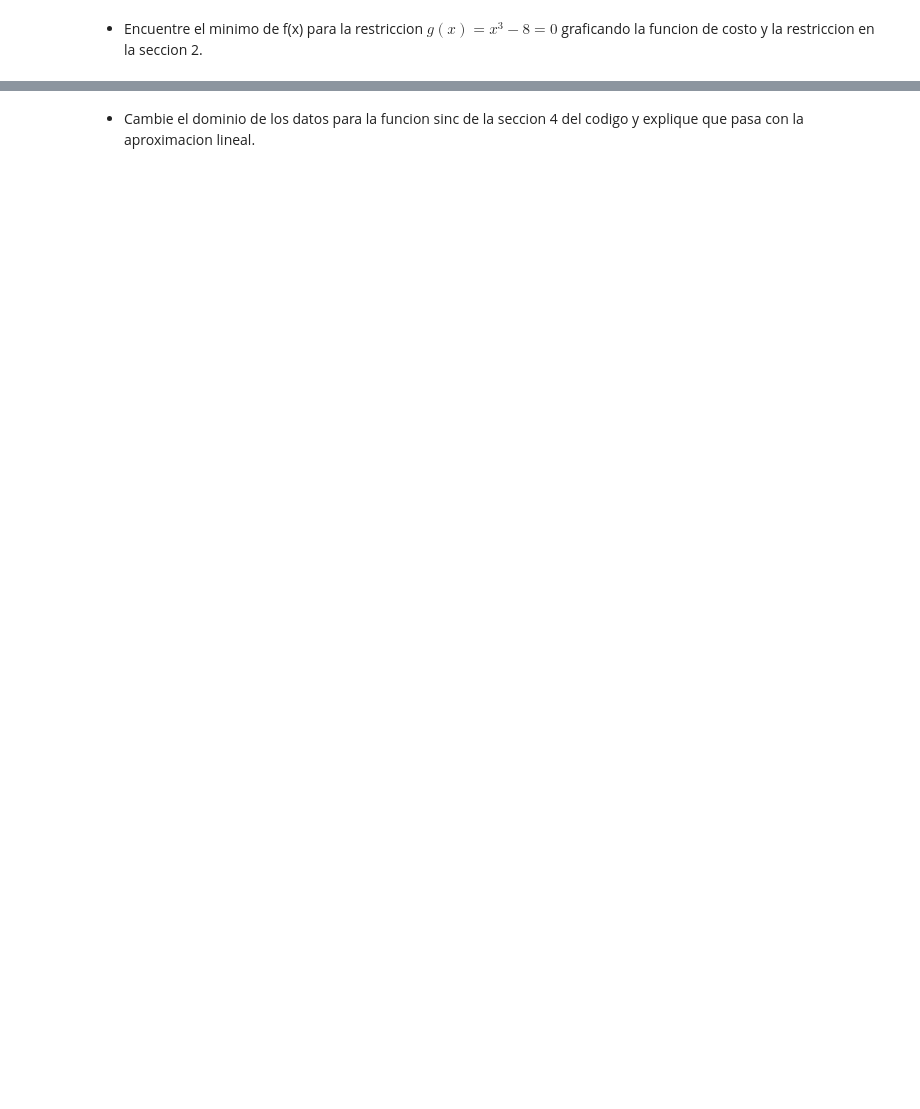
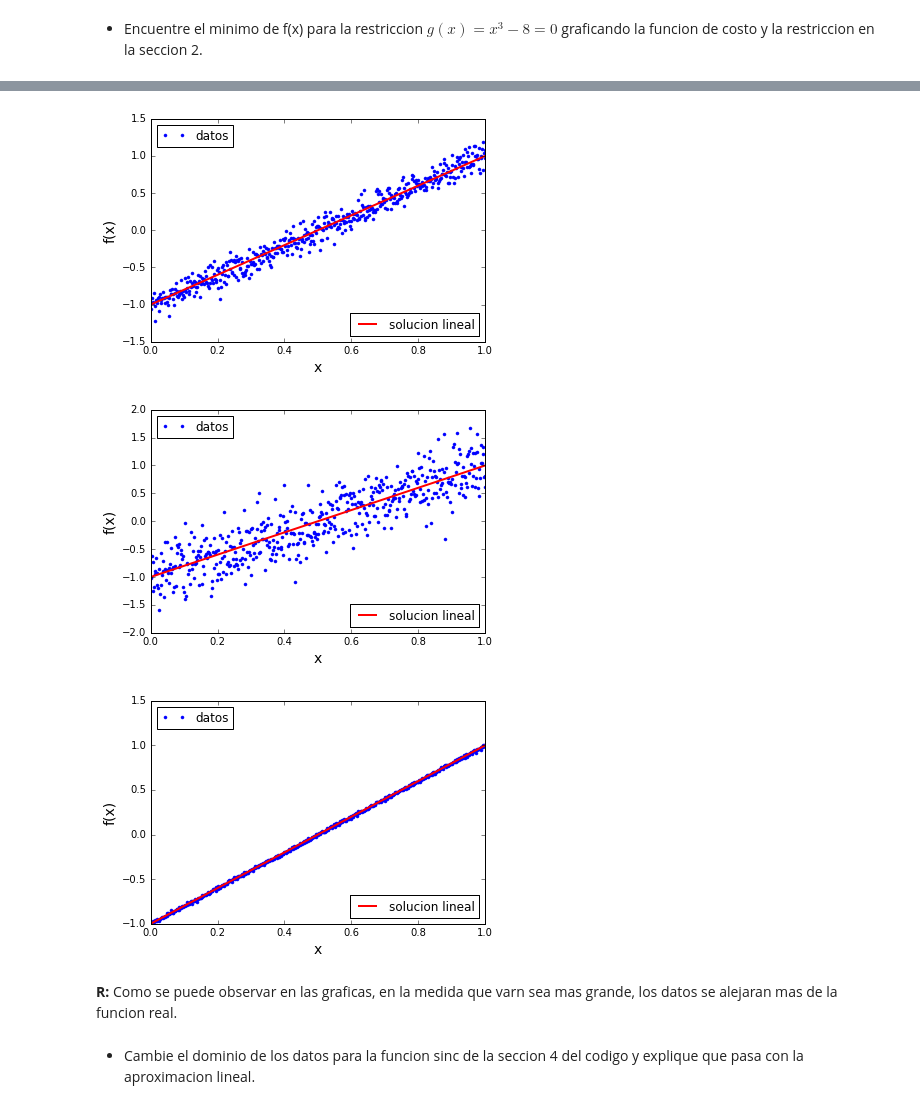
Before and after one commit to pin3da/data-science, a Jupyter notebook: Lab2.ipynb, the cells around one changed output, grey strips where cells are left out. Cells and saved outputs as stored; diff of their text form; code cells hidden in the pictures; blank space fills up the shorter version.

```diff
--- a/Lab2.ipynb
+++ b/Lab2.ipynb
@@ -122,2 +172,27 @@ plt.show()
+# %%
+x = np.linspace(0,1,500)
+y = 2 * x - 1
+varn = 0.1
+
+def genAndPlot(varn):
+    noise = np.random.normal(0, varn, size=len(y))
+    yn = y + noise
+    data = plt.plot(x, yn, '.', label='datos')
+    line = plt.plot(x , y, 'r', linewidth=2, label='solucion lineal')
+    plt.gca().add_artist(plt.legend(handles=data, loc=2))
+    plt.gca().add_artist(plt.legend(handles=line, loc=4))
+    plt.xlabel('x', fontsize=14)
+    plt.ylabel('f(x)', fontsize=14)
+    plt.show()
+
+genAndPlot(0.1)
+genAndPlot(0.3)
+genAndPlot(0.01)
+# %% [output]
+[figure, added]
+[figure, added]
+[figure, added]
+# %% [markdown]
+**R:** Como se puede observar en las graficas, en la medida que varn sea mas grande, los datos se alejaran mas de la funcion real.
 # %% [markdown]
 - Cambie el dominio de los datos para la funcion sinc de la seccion 4 del codigo y explique que pasa con la aproximacion lineal.
```
Also changed, not shown: parts of 15 cells of this notebook, 1 other file.
